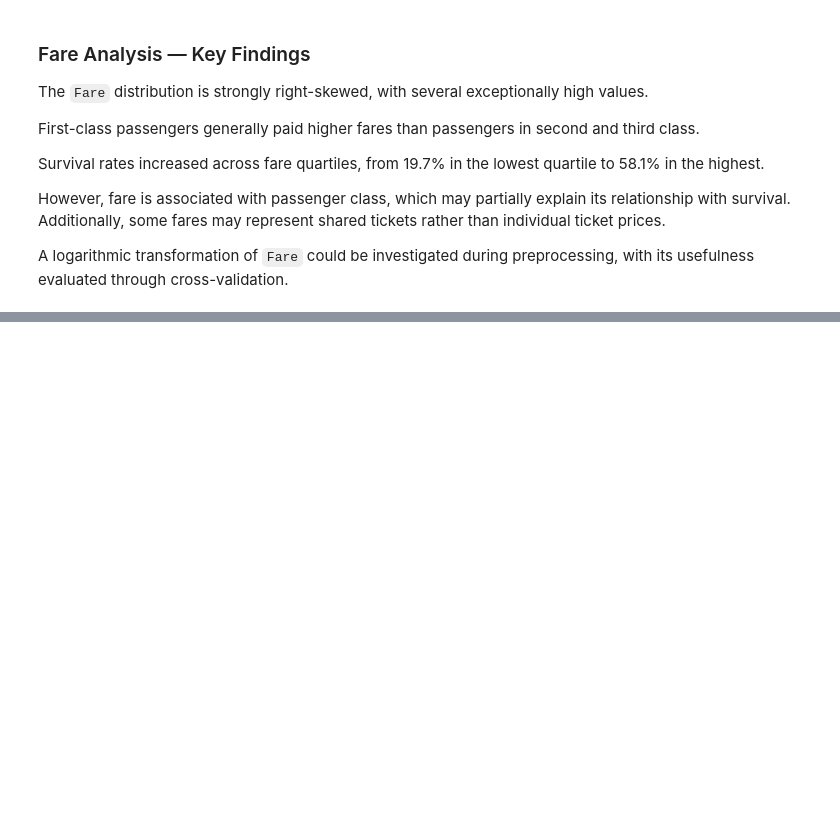
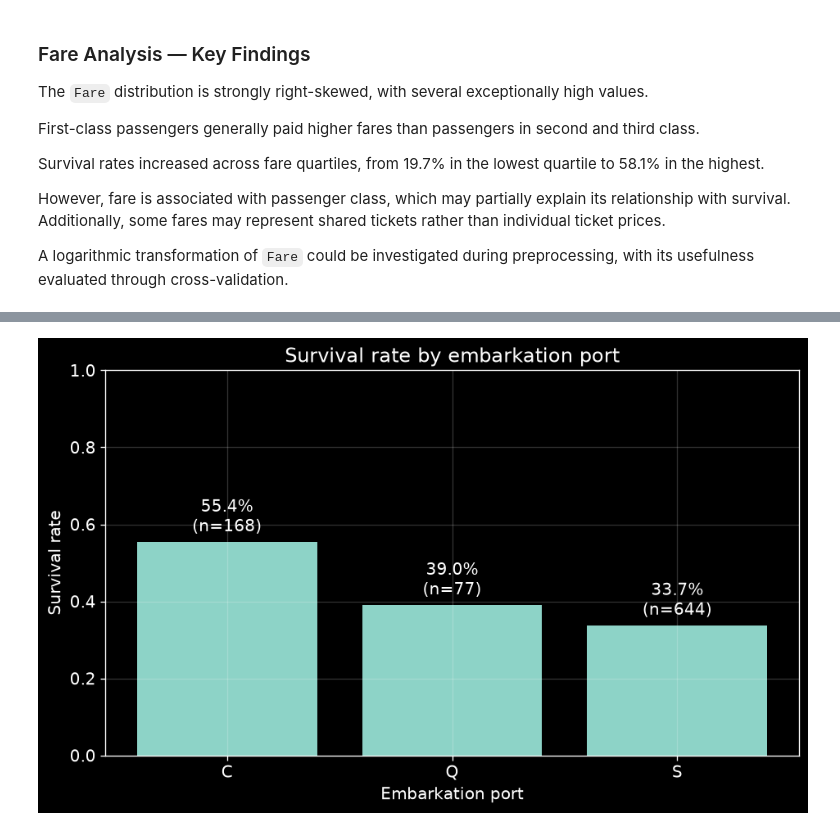
Before and after one commit to eruLawliettt/titanic-ml, a Jupyter notebook: notebooks/01_eda.ipynb, the cells around one changed output, grey strips where cells are left out. Drawn from its saved outputs; the diff is of its cells as text; code cells hidden in the pictures; blank space fills up the shorter version.

```diff
--- a/notebooks/01_eda.ipynb
+++ b/notebooks/01_eda.ipynb
@@ -635,0 +670,11 @@ A logarithmic transformation of `Fare` could be investigated during preprocessin
+# %%
+embarked_stats = (
+    train.groupby("Embarked")["Survived"]
+    .agg(
+        total="count",
+        survived="sum",
+        survival_rate="mean"
+    )
+)
+
+embarked_stats
@@ -635,0 +687,30 @@ A logarithmic transformation of `Fare` could be investigated during preprocessin
+# %%
+
+fig, ax = plt.subplots(figsize=(8, 5))
+
+bars = ax.bar(
+    embarked_stats.index,
+    embarked_stats["survival_rate"]
+)
+
+ax.bar_label(
+    bars,
+    labels=[
+        f"{rate:.1%}\n(n={count})"
+        for rate, count in zip(
+            embarked_stats["survival_rate"],
+            embarked_stats["total"]
+        )
+    ],
+    padding=4
+)
+
+ax.set_title("Survival rate by embarkation port")
+ax.set_xlabel("Embarkation port")
+ax.set_ylabel("Survival rate")
+ax.set_ylim(0, 1)
+
+plt.tight_layout()
+plt.show()
+# %% [output]
+[figure, added]
```
Also changed, not shown: parts of 26 cells of this notebook, 3 other files.
